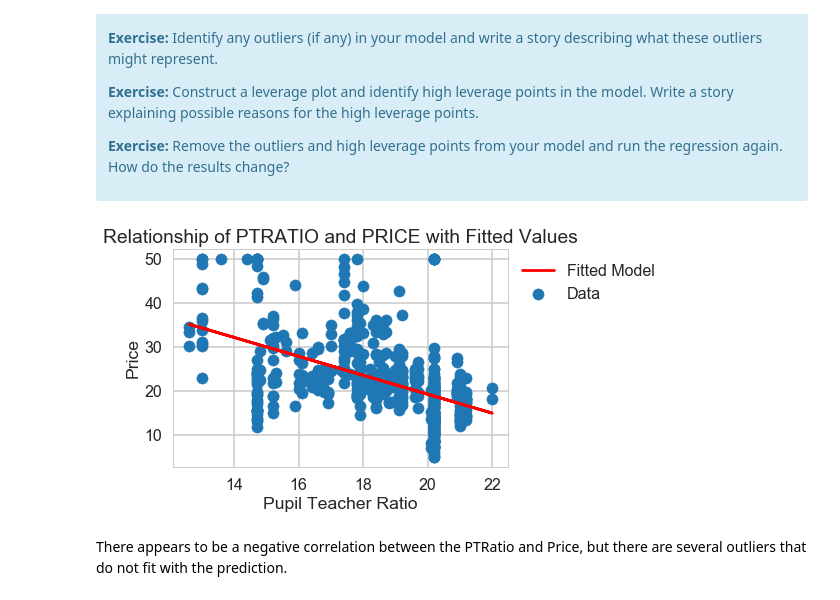
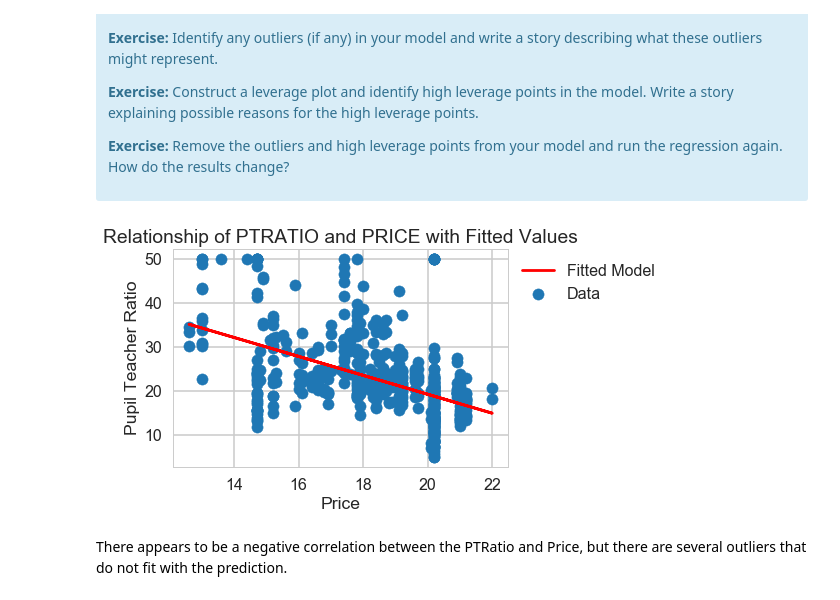
Before and after one commit to jsking751/Springboard-2.0, a Jupyter notebook: Machine Learning Miniprojects/Boston_Housing_Linear_Regression.ipynb, the cells around one changed output. Cells and saved outputs as stored; diff of their text form; code cells hidden in the pictures.

```diff
--- a/Machine Learning Miniprojects/Boston_Housing_Linear_Regression.ipynb
+++ b/Machine Learning Miniprojects/Boston_Housing_Linear_Regression.ipynb
@@ -893,17 +893,17 @@ There are some other issues that are important investigate with linear regressio
 # %%
 # Your turn.
 import statsmodels.formula.api as sm
 m2 = sm.ols('PRICE ~ PTRATIO',bos).fit()
 
 plt.scatter(bos.PTRATIO, bos.PRICE)
 plt.plot(bos.PTRATIO,m2.fittedvalues,'r')
 plt.legend(['Fitted Model', 'Data'],bbox_to_anchor=(1,1))
-plt.xlabel('Pupil Teacher Ratio')
-plt.ylabel('Price')
+plt.xlabel('Price')
+plt.ylabel('Pupil Teacher Ratio')
 plt.title('Relationship of PTRATIO and PRICE with Fitted Values')
 plt.show()
 # %% [output]
-[figure, old version]
+[figure, new version]
 # %% [markdown]
 There appears to be a negative correlation between the PTRatio and Price, but there are several outliers that do not fit with the prediction.
 # %%
```
Also changed, not shown: parts of 1 cell of this notebook.
